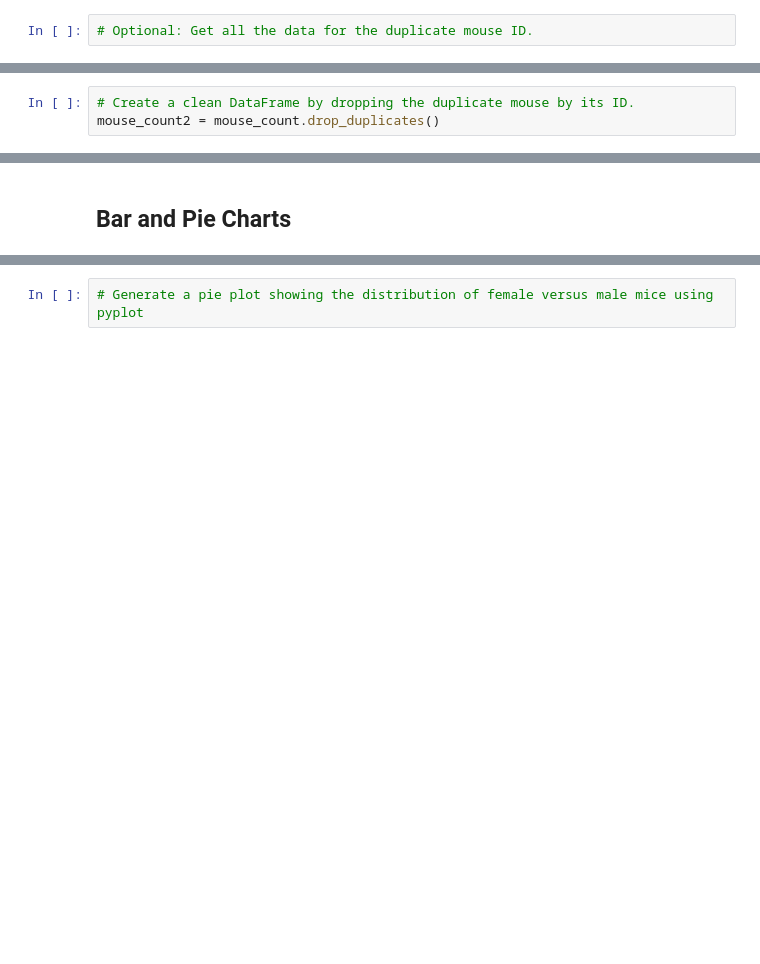
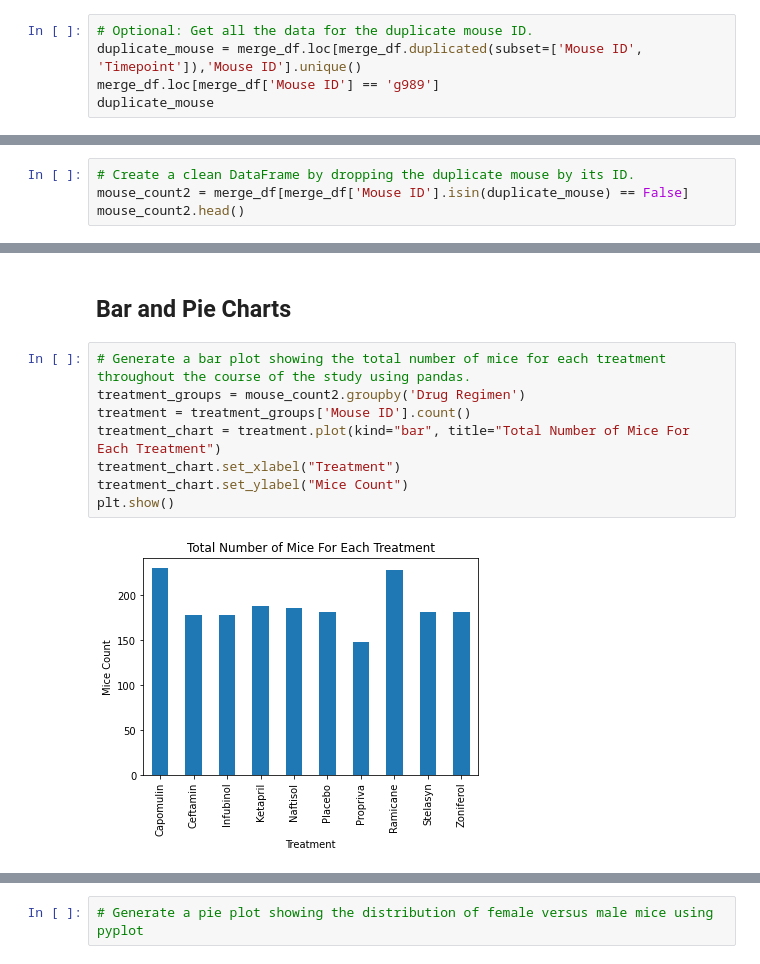
Before and after one commit to rebeccaruth/matplotlib-homework, a Jupyter notebook: Pymaceuticals/pymaceuticals_starter.ipynb, the cells around one changed output, grey strips where cells are left out. Drawn from its saved outputs; the diff is of its cells as text; blank space fills up the shorter version.

```diff
--- a/Pymaceuticals/pymaceuticals_starter.ipynb
+++ b/Pymaceuticals/pymaceuticals_starter.ipynb
@@ -45,2 +48,5 @@ mouse_count.count()
 # %%
 # Optional: Get all the data for the duplicate mouse ID.
+duplicate_mouse = merge_df.loc[merge_df.duplicated(subset=['Mouse ID', 'Timepoint']),'Mouse ID'].unique()
+merge_df.loc[merge_df['Mouse ID'] == 'g989']
+duplicate_mouse
@@ -47,3 +55,4 @@ mouse_count.count()
 # %%
 # Create a clean DataFrame by dropping the duplicate mouse by its ID.
-mouse_count2 = mouse_count.drop_duplicates()
+mouse_count2 = merge_df[merge_df['Mouse ID'].isin(duplicate_mouse) == False]
+mouse_count2.head()
@@ -84,3 +122,13 @@ The population standard deviation using the NumPy module is 8.892372011463417
 # %% [markdown]
 ## Bar and Pie Charts
+# %%
+# Generate a bar plot showing the total number of mice for each treatment throughout the course of the study using pandas.
+treatment_groups = mouse_count2.groupby('Drug Regimen')
+treatment = treatment_groups['Mouse ID'].count()
+treatment_chart = treatment.plot(kind="bar", title="Total Number of Mice For Each Treatment")
+treatment_chart.set_xlabel("Treatment")
+treatment_chart.set_ylabel("Mice Count")
+plt.show()
+# %% [output]
+[figure, added]
 # %%
```
Also changed, not shown: parts of 10 cells of this notebook.
